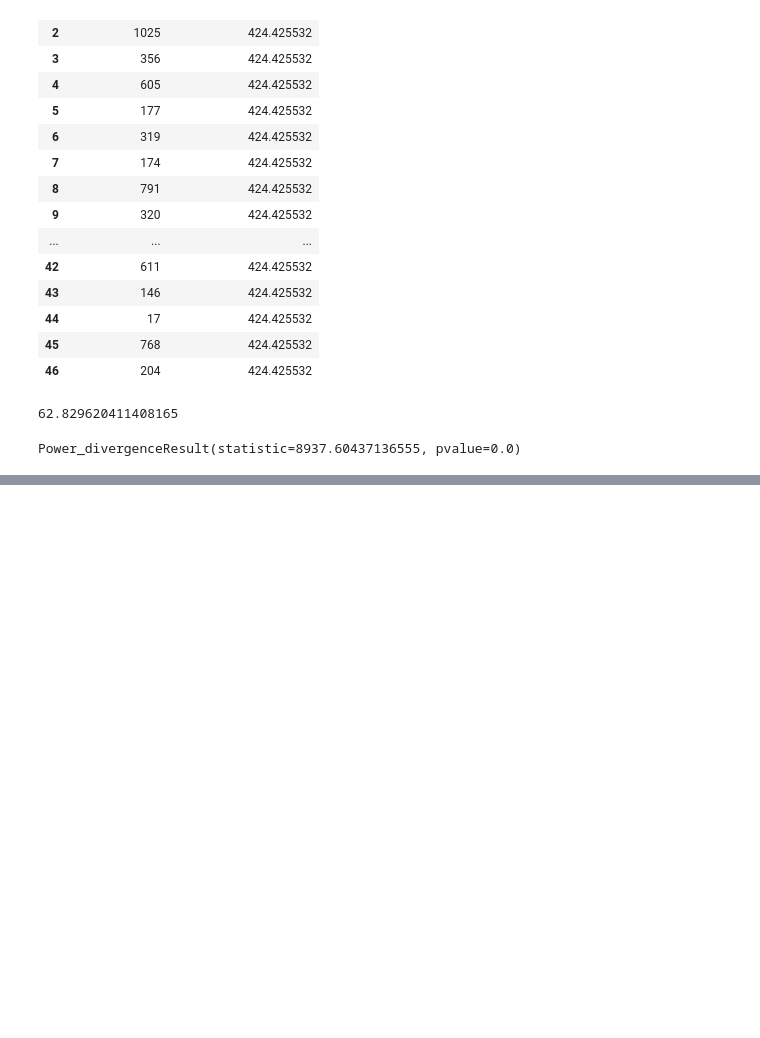
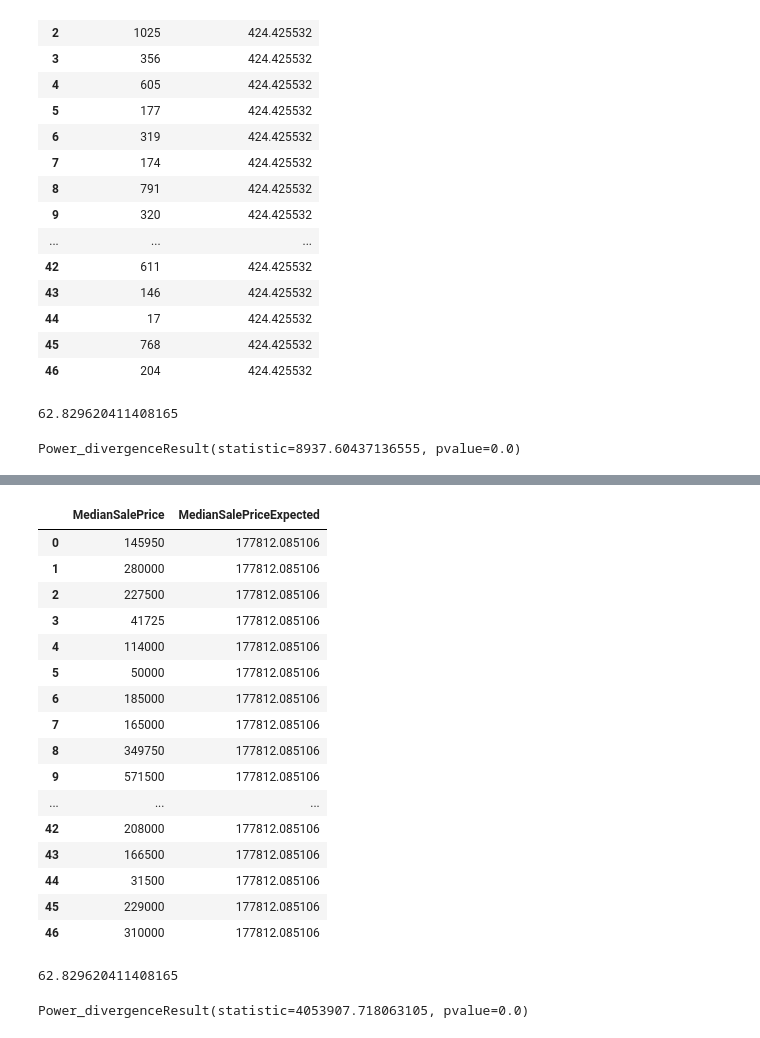
Before and after one commit to turtle3k/team-project, a Jupyter notebook: Data/Statistics.ipynb, the cells around one changed output, grey strips where cells are left out. Cells and saved outputs as stored; diff of their text form; code cells hidden in the pictures; blank space fills up the shorter version.

Commit message:
Statistics for Presentation

```diff
--- a/Data/Statistics.ipynb
+++ b/Data/Statistics.ipynb
@@ -92,0 +153,30 @@ Power_divergenceResult(statistic=8937.60437136555, pvalue=0.0)
+# %%
+sales_details_2018_z2.columns = ["MedianSalePrice", "MedianSalePriceExpected"]
+sales_details_2018_z2
+# %% [output]
+|  | MedianSalePrice | MedianSalePriceExpected |
+| 0 | 145950 | 177812.085106 |
+| 1 | 280000 | 177812.085106 |
+| 2 | 227500 | 177812.085106 |
+| 3 | 41725 | 177812.085106 |
+| 4 | 114000 | 177812.085106 |
+| 5 | 50000 | 177812.085106 |
+| 6 | 185000 | 177812.085106 |
+| 7 | 165000 | 177812.085106 |
+| 8 | 349750 | 177812.085106 |
+| 9 | 571500 | 177812.085106 |
+| ... | ... | ... |
+| 42 | 208000 | 177812.085106 |
+| 43 | 166500 | 177812.085106 |
+| 44 | 31500 | 177812.085106 |
+| 45 | 229000 | 177812.085106 |
+| 46 | 310000 | 177812.085106 |
+# %%
+critical_value = stats.chi2.ppf(q = 0.95, df = 46)
+print(critical_value)
+# %% [output]
+62.829620411408165
+# %%
+stats.chisquare(sales_details_2018_z2["MedianSalePrice"], sales_details_2018_z2["MedianSalePriceExpected"])
+# %% [output]
+Power_divergenceResult(statistic=4053907.718063105, pvalue=0.0)
```
Also changed, not shown: parts of 6 cells of this notebook.
